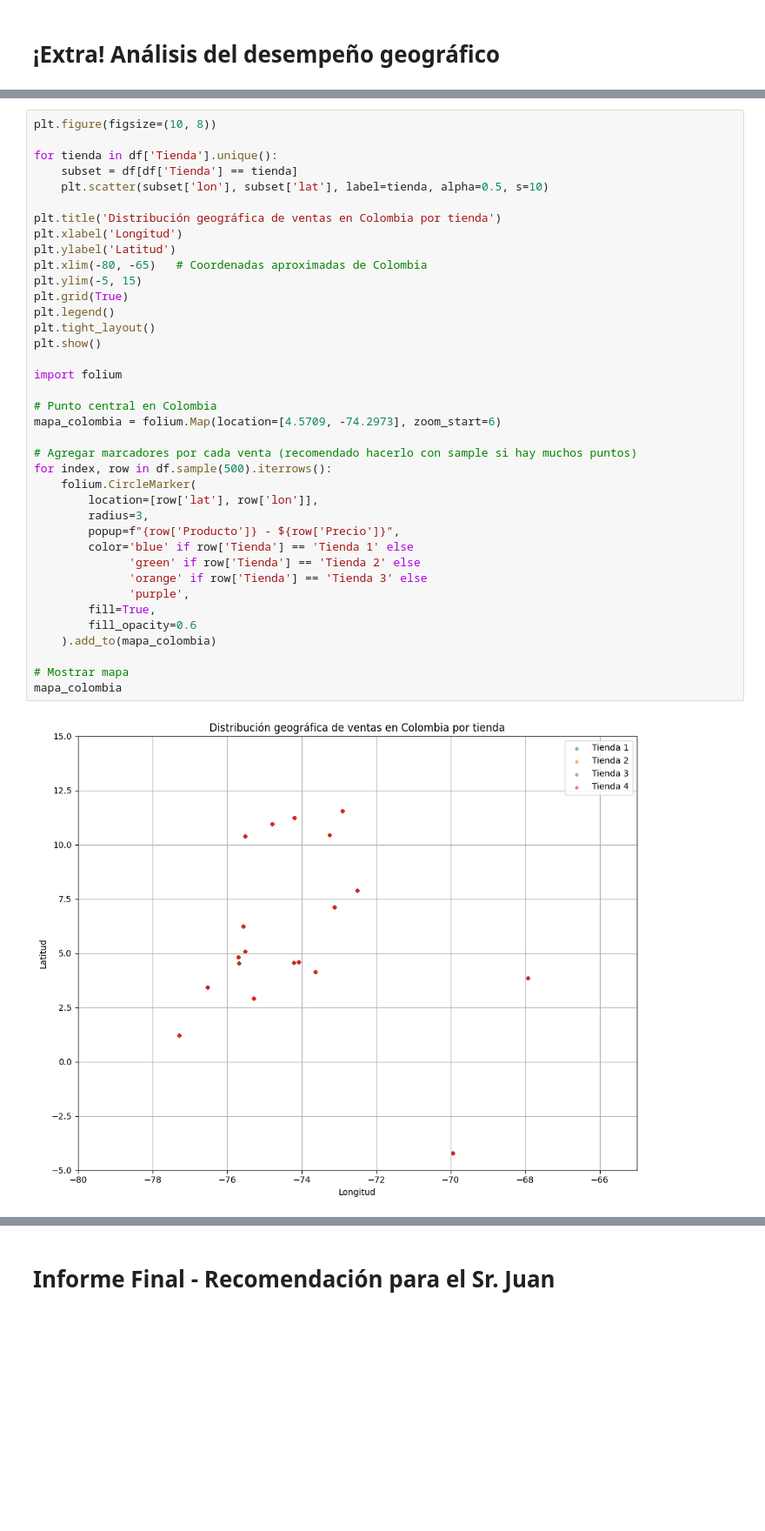
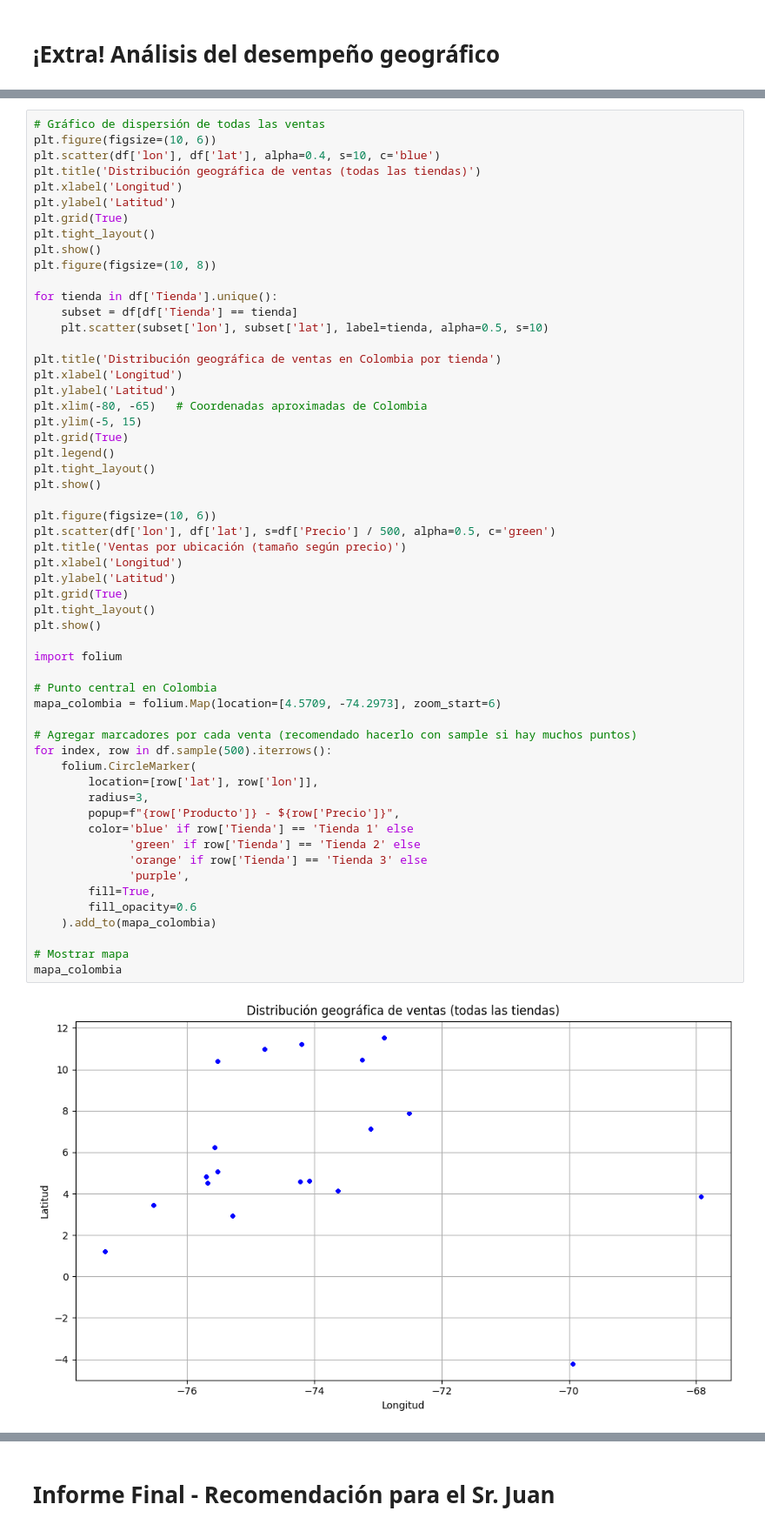
Before and after one commit to JuanMSarmientoU/Challenge-ONE-Data-Science-Python, a Jupyter notebook: AluraStoreLatam.ipynb, the cells around one changed output, grey strips where cells are left out. Shown at 87% size. Drawn from its saved outputs; the diff is of its cells as text; blank space fills up the shorter version.

```diff
--- a/AluraStoreLatam.ipynb
+++ b/AluraStoreLatam.ipynb
@@ -337,4 +346,13 @@ plt.show()
 # %%
+# Gráfico de dispersión de todas las ventas
+plt.figure(figsize=(10, 6))
+plt.scatter(df['lon'], df['lat'], alpha=0.4, s=10, c='blue')
+plt.title('Distribución geográfica de ventas (todas las tiendas)')
+plt.xlabel('Longitud')
+plt.ylabel('Latitud')
+plt.grid(True)
+plt.tight_layout()
+plt.show()
 plt.figure(figsize=(10, 8))
 
 for tienda in df['Tienda'].unique():
@@ -346,31 +364,40 @@ plt.xlabel('Longitud')
 plt.ylabel('Latitud')
 plt.xlim(-80, -65)   # Coordenadas aproximadas de Colombia
 plt.ylim(-5, 15)
 plt.grid(True)
 plt.legend()
+plt.tight_layout()
+plt.show()
+
+plt.figure(figsize=(10, 6))
+plt.scatter(df['lon'], df['lat'], s=df['Precio'] / 500, alpha=0.5, c='green')
+plt.title('Ventas por ubicación (tamaño según precio)')
+plt.xlabel('Longitud')
+plt.ylabel('Latitud')
+plt.grid(True)
 plt.tight_layout()
 plt.show()
 
 import folium
 
 # Punto central en Colombia
 mapa_colombia = folium.Map(location=[4.5709, -74.2973], zoom_start=6)
 
 # Agregar marcadores por cada venta (recomendado hacerlo con sample si hay muchos puntos)
 for index, row in df.sample(500).iterrows():
     folium.CircleMarker(
         location=[row['lat'], row['lon']],
         radius=3,
         popup=f"{row['Producto']} - ${row['Precio']}",
         color='blue' if row['Tienda'] == 'Tienda 1' else
               'green' if row['Tienda'] == 'Tienda 2' else
               'orange' if row['Tienda'] == 'Tienda 3' else
               'purple',
         fill=True,
         fill_opacity=0.6
     ).add_to(mapa_colombia)
 
 # Mostrar mapa
 mapa_colombia
 # %% [output]
-[figure, old version]
+[figure, new version]
```
Also changed, not shown: parts of 2 cells of this notebook.
